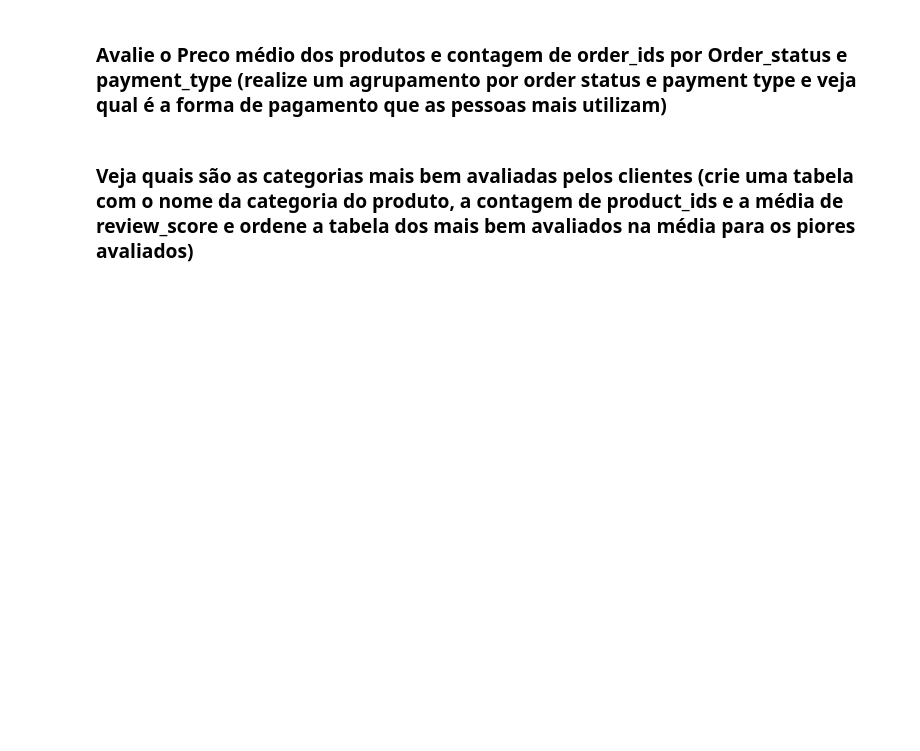
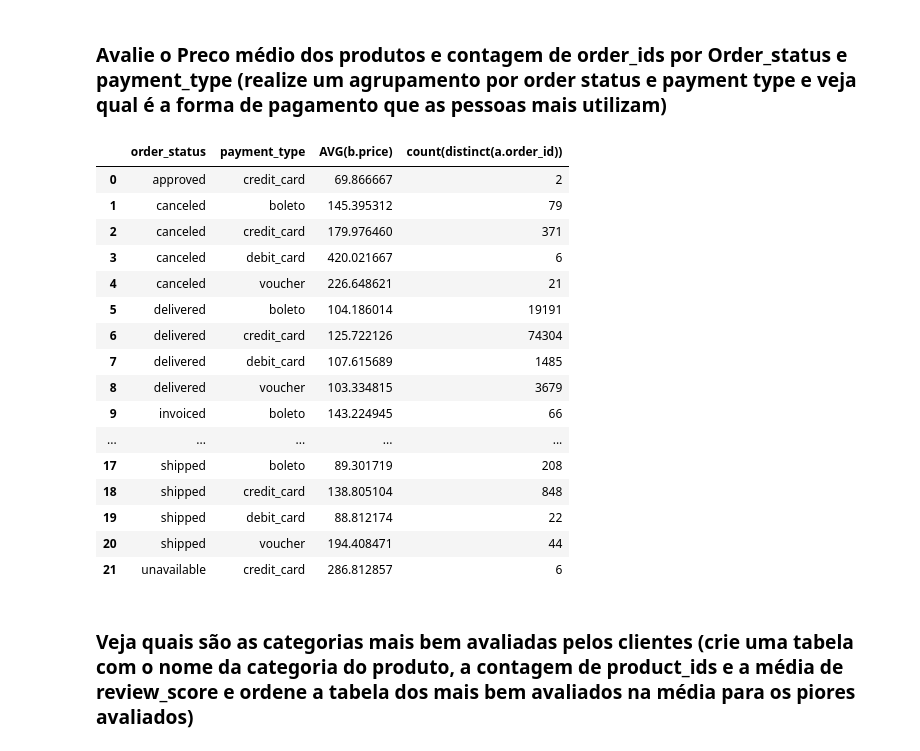
Before and after one commit to ossamum/aulas-mesttra, a Jupyter notebook: SQL/Aula 05 - SQL - Exercícios.ipynb, the cells around one changed output. Cells and saved outputs as stored; diff of their text form; code cells hidden in the pictures; blank space fills up the shorter version.

```diff
--- a/SQL/Aula 05 - SQL - Exercícios.ipynb
+++ b/SQL/Aula 05 - SQL - Exercícios.ipynb
@@ -151,4 +180,37 @@ pd.read_sql(query, con)
 # %% [markdown]
 ### Avalie o Preco médio dos produtos e contagem de order_ids por Order_status e payment_type (realize um agrupamento por order status e payment type e veja qual é a forma de pagamento que as pessoas mais utilizam)
+# %%
+query = '''
+        SELECT a.order_status
+                ,c.payment_type
+                ,AVG(b.price)
+                ,count(distinct(a.order_id))
+        FROM Orders a
+        JOIN OrderItems b
+            ON a.order_id = b.order_id
+        JOIN OrderPayments c
+            ON a.order_id = c.order_id
+        GROUP BY a.order_status,c.payment_type
+        ORDER BY a.order_status,c.payment_type
+'''
+pd.read_sql(query, con)
+# %% [output]
+|  | order_status | payment_type | AVG(b.price) | count(distinct(a.order_id)) |
+| 0 | approved | credit_card | 69.866667 | 2 |
+| 1 | canceled | boleto | 145.395312 | 79 |
+| 2 | canceled | credit_card | 179.976460 | 371 |
+| 3 | canceled | debit_card | 420.021667 | 6 |
+| 4 | canceled | voucher | 226.648621 | 21 |
+| 5 | delivered | boleto | 104.186014 | 19191 |
+| 6 | delivered | credit_card | 125.722126 | 74304 |
+| 7 | delivered | debit_card | 107.615689 | 1485 |
+| 8 | delivered | voucher | 103.334815 | 3679 |
+| 9 | invoiced | boleto | 143.224945 | 66 |
+| ... | ... | ... | ... | ... |
+| 17 | shipped | boleto | 89.301719 | 208 |
+| 18 | shipped | credit_card | 138.805104 | 848 |
+| 19 | shipped | debit_card | 88.812174 | 22 |
+| 20 | shipped | voucher | 194.408471 | 44 |
+| 21 | unavailable | credit_card | 286.812857 | 6 |
 # %% [markdown]
 ### Veja quais são as categorias mais bem avaliadas pelos clientes (crie uma tabela com o nome da categoria do produto, a contagem de product_ids e a média de review_score e ordene a tabela dos mais bem avaliados na média para os piores avaliados)
```
Also changed, not shown: parts of 8 cells of this notebook, 2 other files.
